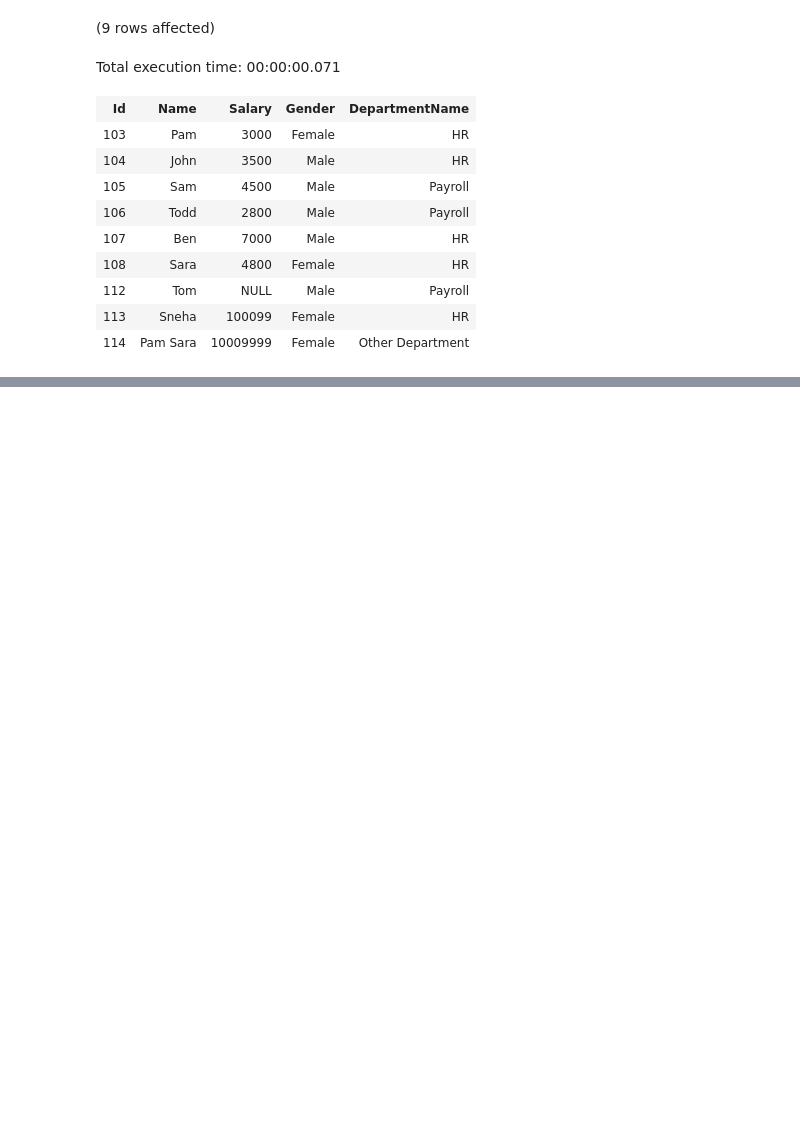
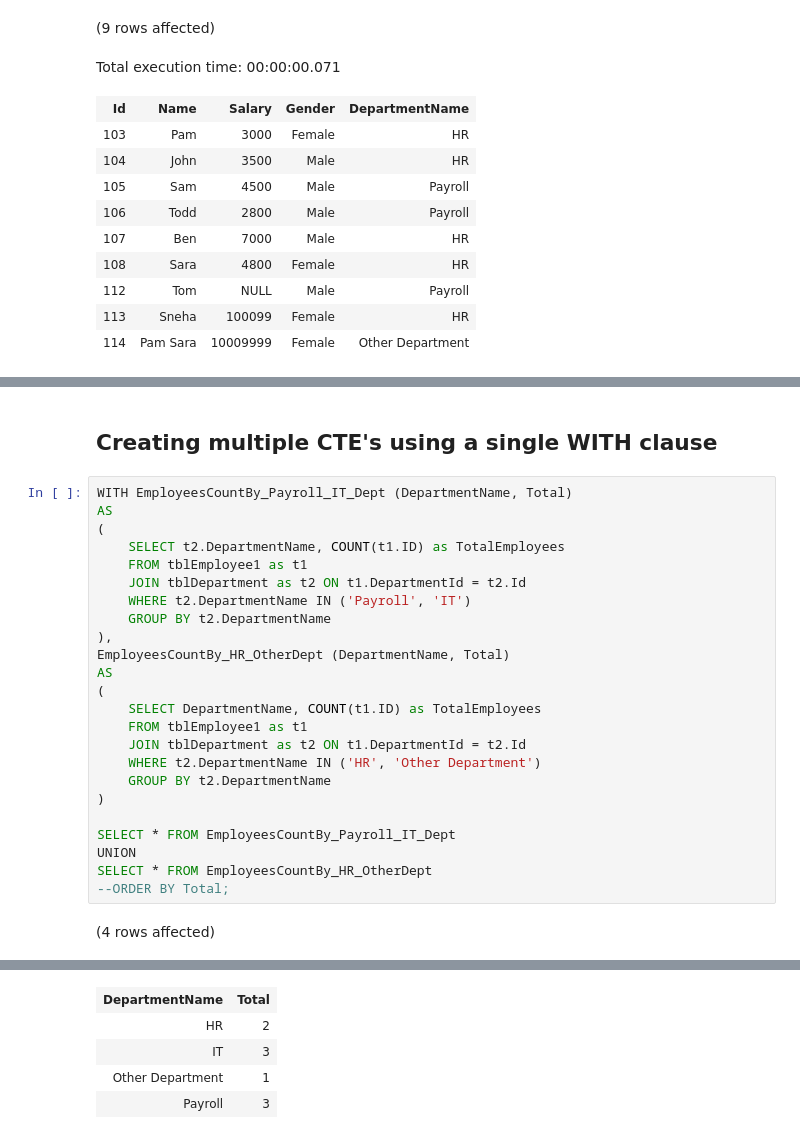
Before and after one commit to kanhaiya-bhayana-inc/Sql-server, a Jupyter notebook: Notebook 3 - Sql Server.ipynb, the cells around one changed output, grey strips where cells are left out. Cells and saved outputs as stored; diff of their text form; blank space fills up the shorter version.

```diff
--- a/Notebook 3 - Sql Server.ipynb
+++ b/Notebook 3 - Sql Server.ipynb
@@ -386,0 +584,28 @@ Total execution time: 00:00:00.071
+# %% [markdown]
+## Creating multiple CTE's using a single WITH clause
+# %%
+WITH EmployeesCountBy_Payroll_IT_Dept (DepartmentName, Total)
+AS
+(
+    SELECT t2.DepartmentName, COUNT(t1.ID) as TotalEmployees
+    FROM tblEmployee1 as t1
+    JOIN tblDepartment as t2 ON t1.DepartmentId = t2.Id
+    WHERE t2.DepartmentName IN ('Payroll', 'IT')
+    GROUP BY t2.DepartmentName
+),
+EmployeesCountBy_HR_OtherDept (DepartmentName, Total)
+AS
+(
+    SELECT DepartmentName, COUNT(t1.ID) as TotalEmployees
+    FROM tblEmployee1 as t1
+    JOIN tblDepartment as t2 ON t1.DepartmentId = t2.Id
+    WHERE t2.DepartmentName IN ('HR', 'Other Department')
+    GROUP BY t2.DepartmentName
+)
+
+SELECT * FROM EmployeesCountBy_Payroll_IT_Dept
+UNION
+SELECT * FROM EmployeesCountBy_HR_OtherDept
+--ORDER BY Total;
+# %% [output]
+(4 rows affected)
@@ -386,0 +613,5 @@ Total execution time: 00:00:00.071
+| DepartmentName | Total |
+| HR | 2 |
+| IT | 3 |
+| Other Department | 1 |
+| Payroll | 3 |
```
Also changed, not shown: parts of 26 cells of this notebook.
